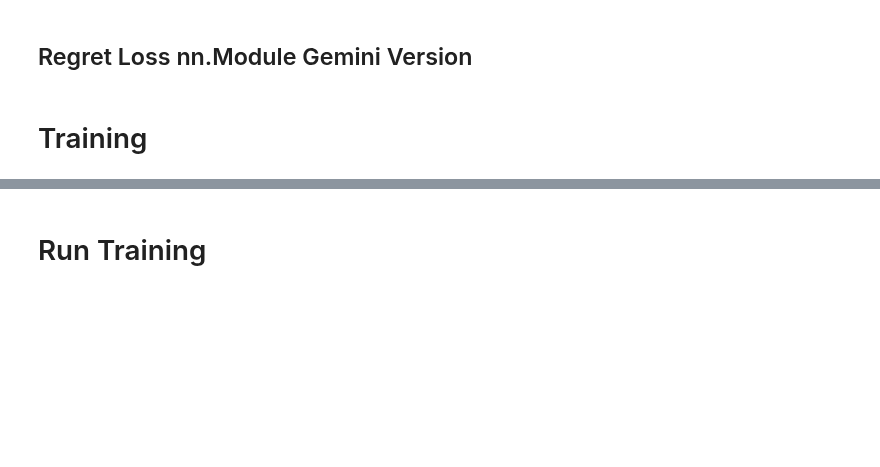
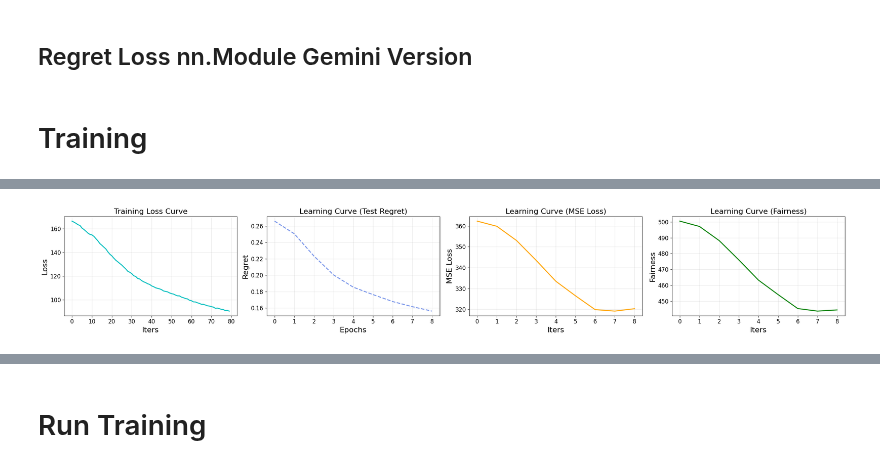
Before and after one commit to DennisWang2488/Fairness-Decision-Focused-Loss, a Jupyter notebook: Organized-FDFL/notebooks/runClosedForm.ipynb, the cells around one changed output, grey strips where cells are left out. Cells and saved outputs as stored; diff of their text form; code cells hidden in the pictures; blank space fills up the shorter version.

```diff
--- a/Organized-FDFL/notebooks/runClosedForm.ipynb
+++ b/Organized-FDFL/notebooks/runClosedForm.ipynb
@@ -78,7 +78,7 @@ df = df.sample(n=n_sample,random_state=42)
 
 # Normalized cost to 0.1-10 range
 cost = np.array(df['cost_t_capped'].values) * 10
-cost = np.maximum(cost, 0.1)
+cost = np.maximum(cost, 1)
 
 # All features, standardized
 features = df[get_all_features(df)].values
@@ -88,7 +88,7 @@ features = scaler.fit_transform(features)
 # True benefit, predictor label normalzied to 1-100 range
 benefit = np.array(df['benefit'].values) * 100
 benefit = np.maximum(benefit, 1)
-# benefit = benefit + 1
+benefit = benefit + 1
 
 # Group labels, 0 is White (Majority), 1 is Black
 race = np.array(df['race'].values)
@@ -622,24 +679,32 @@ def train_model_regret(
 # %%
 # alpha = 2
 # %%
-# # alpha = 2
-# hyperparams = {
-#     "alpha":alpha,
-#     "Q": 1000,
-#     "lambda_fair": 0,
-#     "fairness_type": "atkinson",
-#     "group": True,            # Set to True for group fairness, False for individual
-#     "grad_method": "finite-diff",
-#     "num_epochs": 20,
-#     "lr": 0.005,
-#     "batch_size": len(b_train),
-#     "device": torch.device("cuda" if torch.cuda.is_available() else "cpu")
-# }
+# alpha = 2
+hyperparams = {
+    "alpha":2,
+    "Q": 2500,
+    "lambda_fair": 0,
+    "fairness_type": "mad",
+    "group": False,            # Set to True for group fairness, False for individual
+    "grad_method": "finite-diff",
+    "num_epochs": 80,
+    "batch_size": len(b_train),
+    "device": torch.device("cuda" if torch.cuda.is_available() else "cpu"),
+    "init_lr":1e-3
+}
 
-# final_model, logs = train_model_regret(
-#     X_train=feats_train, y_train=b_train, race_train=race_train, cost_train=cost_train, gainF_train=gainF_train,
-#     X_test=feats_test, y_test=b_test, race_test=race_test, cost_test=cost_test, gainF_test=gainF_test,
-#     model_class=FairRiskPredictor,
-#     input_dim=feats_train.shape[1],
-#     **hyperparams
-# )
+final_model, logs = train_model_regret(
+    X_train=feats_train, y_train=b_train, race_train=race_train, cost_train=cost_train, gainF_train=gainF_train,
+    X_test=feats_test, y_test=b_test, race_test=race_test, cost_test=cost_test, gainF_test=gainF_test,
+    model_class=FairRiskPredictor,
+    input_dim=feats_train.shape[1],
+    **hyperparams
+)
+
+
+# Visualise the averaged learning curves
+visLearningCurve(logs["loss_log"],
+                 logs["regret_log"],
+                 logs["mse_log"],
+                 logs["fairness_log"])
+# %% [output]
@@ -645,0 +721 @@ def train_model_regret(
+[figure, added]
```
Also changed, not shown: parts of 12 cells of this notebook, 10 other files.
